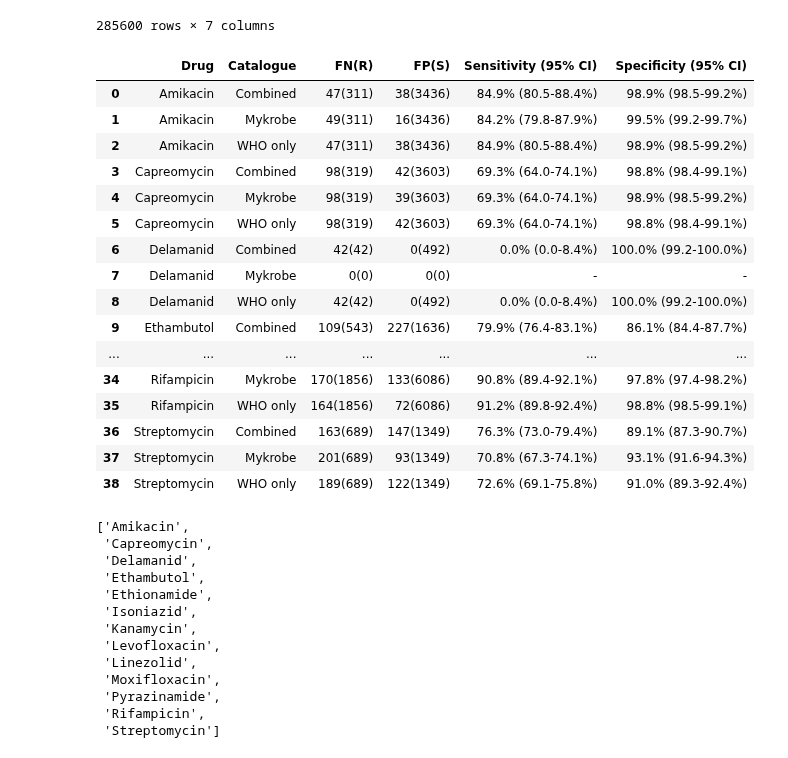
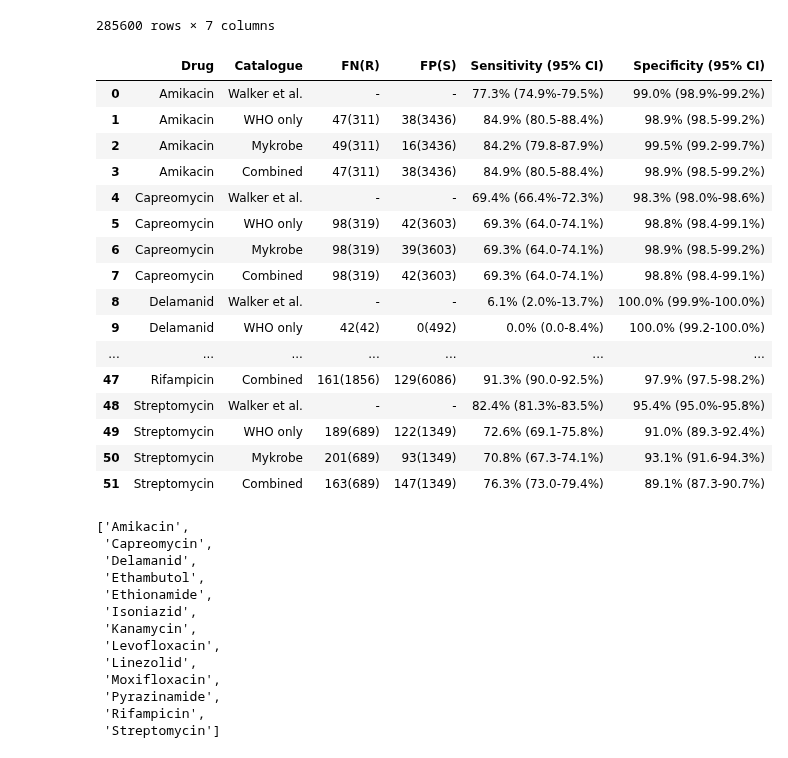
Before and after one commit to mbhall88/WHO-correspondence, a Jupyter notebook: workflow/notebooks/analysis.ipynb, the cells around one changed output. Drawn from its saved outputs; the diff is of its cells as text; code cells hidden in the pictures.

```diff
--- a/workflow/notebooks/analysis.ipynb
+++ b/workflow/notebooks/analysis.ipynb
@@ -373,22 +376,3 @@ pretty_cols = [
     "Specificity (95% CI)",
 ]
 table = pd.DataFrame(rows, columns=pretty_cols)
-table
-# %% [output]
-|  | Drug | Catalogue | FN(R) | FP(S) | Sensitivity (95% CI) | Specificity (95% CI) |
-| 0 | Amikacin | Combined | 47(311) | 38(3436) | 84.9% (80.5-88.4%) | 98.9% (98.5-99.2%) |
-| 1 | Amikacin | Mykrobe | 49(311) | 16(3436) | 84.2% (79.8-87.9%) | 99.5% (99.2-99.7%) |
-| 2 | Amikacin | WHO only | 47(311) | 38(3436) | 84.9% (80.5-88.4%) | 98.9% (98.5-99.2%) |
-| 3 | Capreomycin | Combined | 98(319) | 42(3603) | 69.3% (64.0-74.1%) | 98.8% (98.4-99.1%) |
-| 4 | Capreomycin | Mykrobe | 98(319) | 39(3603) | 69.3% (64.0-74.1%) | 98.9% (98.5-99.2%) |
-| 5 | Capreomycin | WHO only | 98(319) | 42(3603) | 69.3% (64.0-74.1%) | 98.8% (98.4-99.1%) |
-| 6 | Delamanid | Combined | 42(42) | 0(492) | 0.0% (0.0-8.4%) | 100.0% (99.2-100.0%) |
-| 7 | Delamanid | Mykrobe | 0(0) | 0(0) | - | - |
-| 8 | Delamanid | WHO only | 42(42) | 0(492) | 0.0% (0.0-8.4%) | 100.0% (99.2-100.0%) |
-| 9 | Ethambutol | Combined | 109(543) | 227(1636) | 79.9% (76.4-83.1%) | 86.1% (84.4-87.7%) |
-| ... | ... | ... | ... | ... | ... | ... |
-| 34 | Rifampicin | Mykrobe | 170(1856) | 133(6086) | 90.8% (89.4-92.1%) | 97.8% (97.4-98.2%) |
-| 35 | Rifampicin | WHO only | 164(1856) | 72(6086) | 91.2% (89.8-92.4%) | 98.8% (98.5-99.1%) |
-| 36 | Streptomycin | Combined | 163(689) | 147(1349) | 76.3% (73.0-79.4%) | 89.1% (87.3-90.7%) |
-| 37 | Streptomycin | Mykrobe | 201(689) | 93(1349) | 70.8% (67.3-74.1%) | 93.1% (91.6-94.3%) |
-| 38 | Streptomycin | WHO only | 189(689) | 122(1349) | 72.6% (69.1-75.8%) | 91.0% (89.3-92.4%) |
@@ -395,3 +387,24 @@ table
+# %%
+table = pd.concat([paper_tbl, table]).reset_index(drop=True).sort_values(["Drug", "Catalogue"], ascending=[True, False]).reset_index(drop=True)
+table
+# %% [output]
+|  | Drug | Catalogue | FN(R) | FP(S) | Sensitivity (95% CI) | Specificity (95% CI) |
+| 0 | Amikacin | Walker et al. | - | - | 77.3% (74.9%-79.5%) | 99.0% (98.9%-99.2%) |
+| 1 | Amikacin | WHO only | 47(311) | 38(3436) | 84.9% (80.5-88.4%) | 98.9% (98.5-99.2%) |
+| 2 | Amikacin | Mykrobe | 49(311) | 16(3436) | 84.2% (79.8-87.9%) | 99.5% (99.2-99.7%) |
+| 3 | Amikacin | Combined | 47(311) | 38(3436) | 84.9% (80.5-88.4%) | 98.9% (98.5-99.2%) |
+| 4 | Capreomycin | Walker et al. | - | - | 69.4% (66.4%-72.3%) | 98.3% (98.0%-98.6%) |
+| 5 | Capreomycin | WHO only | 98(319) | 42(3603) | 69.3% (64.0-74.1%) | 98.8% (98.4-99.1%) |
+| 6 | Capreomycin | Mykrobe | 98(319) | 39(3603) | 69.3% (64.0-74.1%) | 98.9% (98.5-99.2%) |
+| 7 | Capreomycin | Combined | 98(319) | 42(3603) | 69.3% (64.0-74.1%) | 98.8% (98.4-99.1%) |
+| 8 | Delamanid | Walker et al. | - | - | 6.1% (2.0%-13.7%) | 100.0% (99.9%-100.0%) |
+| 9 | Delamanid | WHO only | 42(42) | 0(492) | 0.0% (0.0-8.4%) | 100.0% (99.2-100.0%) |
+| ... | ... | ... | ... | ... | ... | ... |
+| 47 | Rifampicin | Combined | 161(1856) | 129(6086) | 91.3% (90.0-92.5%) | 97.9% (97.5-98.2%) |
+| 48 | Streptomycin | Walker et al. | - | - | 82.4% (81.3%-83.5%) | 95.4% (95.0%-95.8%) |
+| 49 | Streptomycin | WHO only | 189(689) | 122(1349) | 72.6% (69.1-75.8%) | 91.0% (89.3-92.4%) |
+| 50 | Streptomycin | Mykrobe | 201(689) | 93(1349) | 70.8% (67.3-74.1%) | 93.1% (91.6-94.3%) |
+| 51 | Streptomycin | Combined | 163(689) | 147(1349) | 76.3% (73.0-79.4%) | 89.1% (87.3-90.7%) |
 # %%
 sn_data = []
 sp_data = []
```
Also changed, not shown: parts of 6 cells of this notebook, 4 other files.
